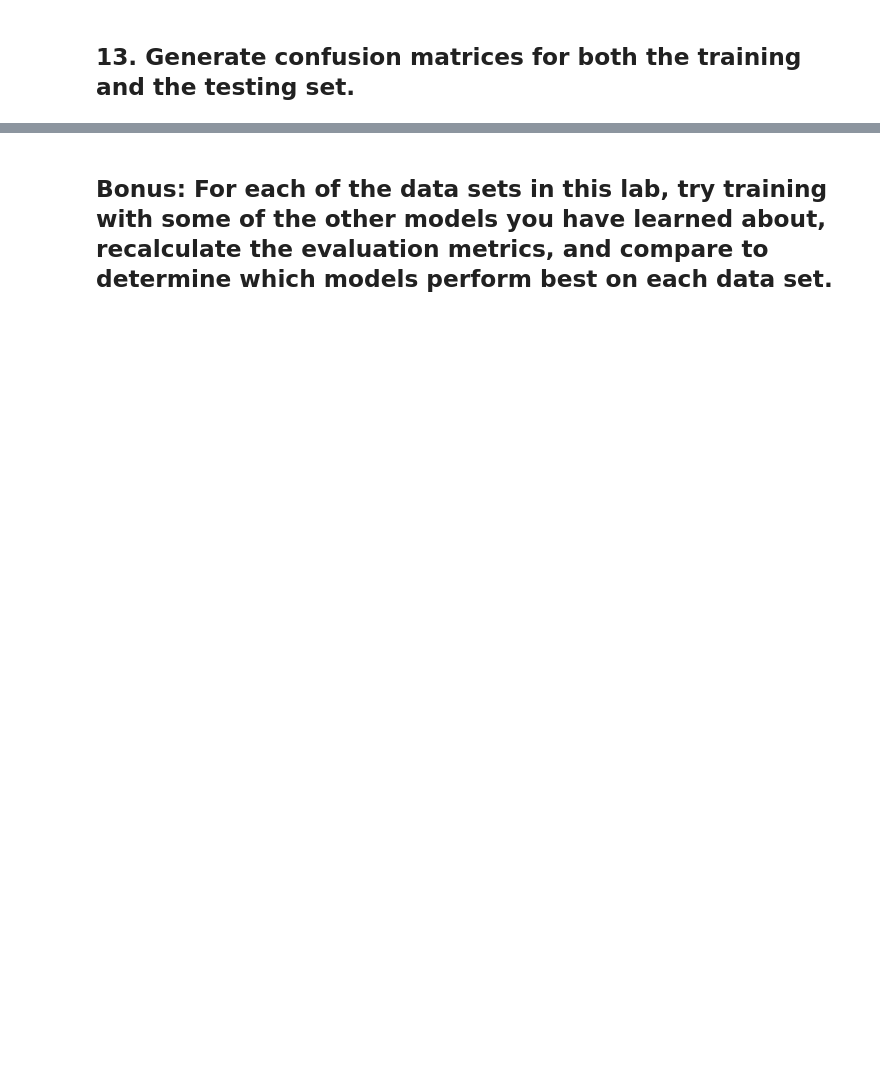
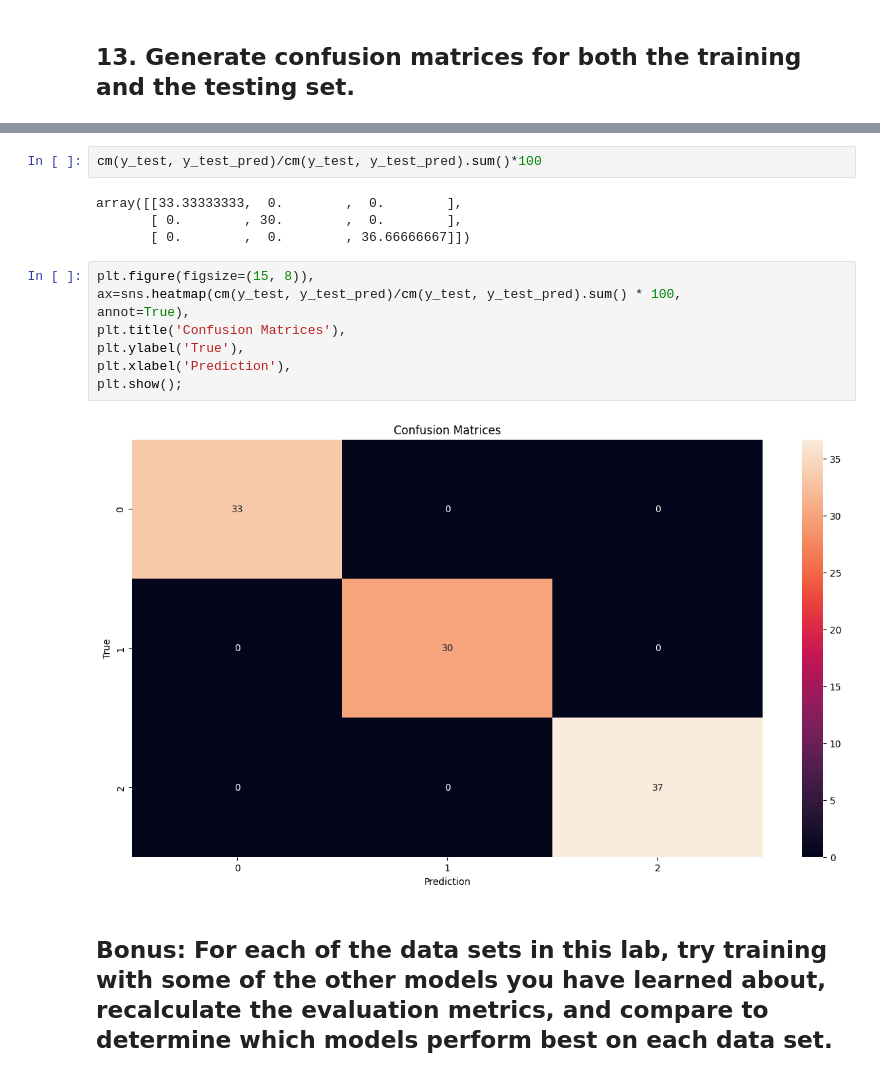
Before and after one commit to Ironhack-Data-Madrid-Octubre-2023/7.2-lab_supervised_model_evaluation, a Jupyter notebook: your-code/main.ipynb, the cells around one changed output, grey strips where cells are left out. Cells and saved outputs as stored; diff of their text form; blank space fills up the shorter version.

```diff
--- a/your-code/main.ipynb
+++ b/your-code/main.ipynb
@@ -179,2 +285,18 @@ y_test_pred = linreg.predict(X_test)
+# %%
+cm(y_test, y_test_pred)/cm(y_test, y_test_pred).sum()*100
+# %% [output]
+array([[33.33333333,  0.        ,  0.        ],
+       [ 0.        , 30.        ,  0.        ],
+       [ 0.        ,  0.        , 36.66666667]])
+# %%
+plt.figure(figsize=(15, 8)),
+ax=sns.heatmap(cm(y_test, y_test_pred)/cm(y_test, y_test_pred).sum() * 100,
+annot=True),
+plt.title('Confusion Matrices'),
+plt.ylabel('True'),
+plt.xlabel('Prediction'),
+plt.show();
+# %% [output]
+[figure, added]
 # %% [markdown]
 ## Bonus: For each of the data sets in this lab, try training with some of the other models you have learned about, recalculate the evaluation metrics, and compare to determine which models perform best on each data set.
```
Also changed, not shown: parts of 31 cells of this notebook.
